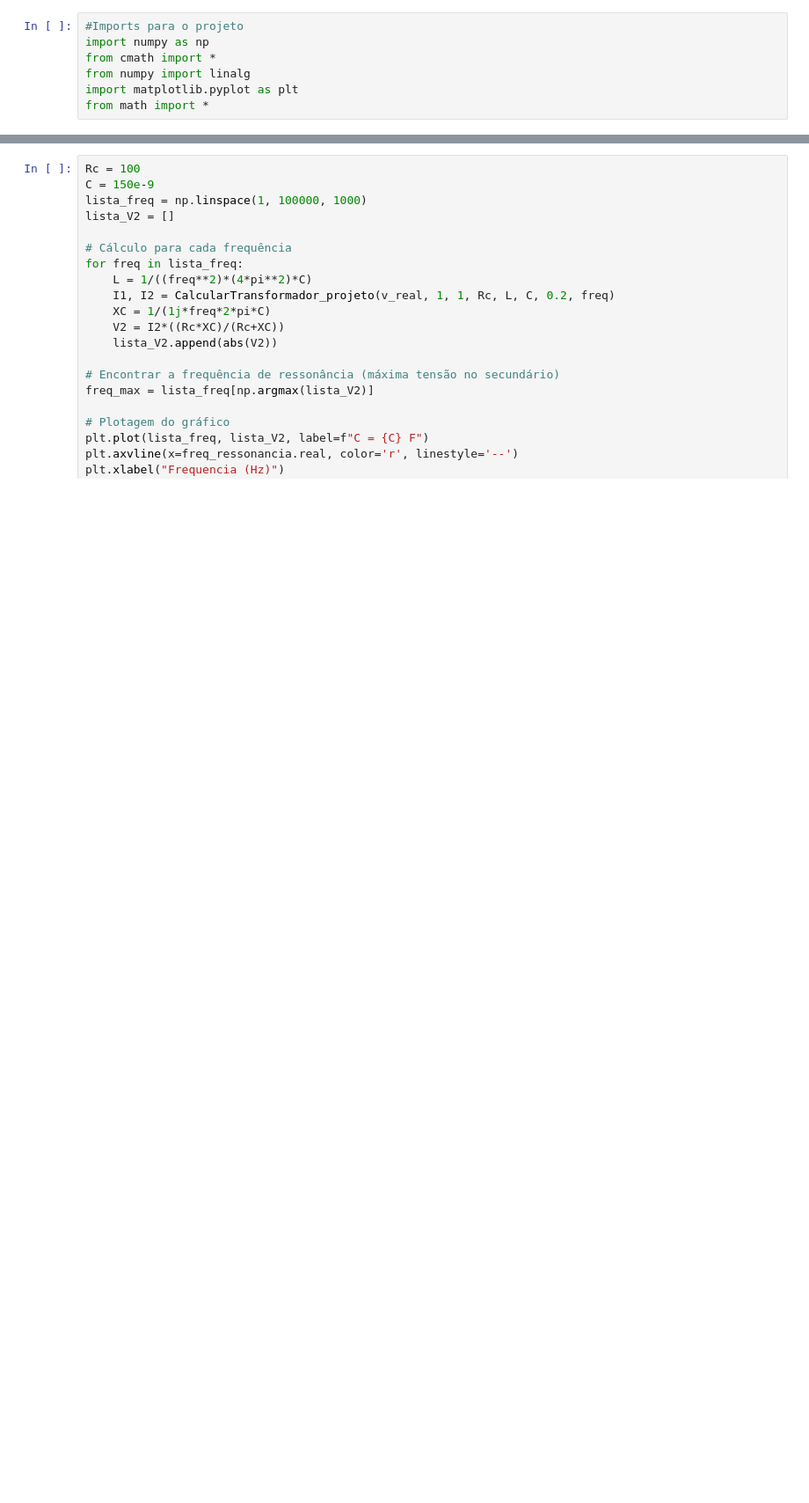
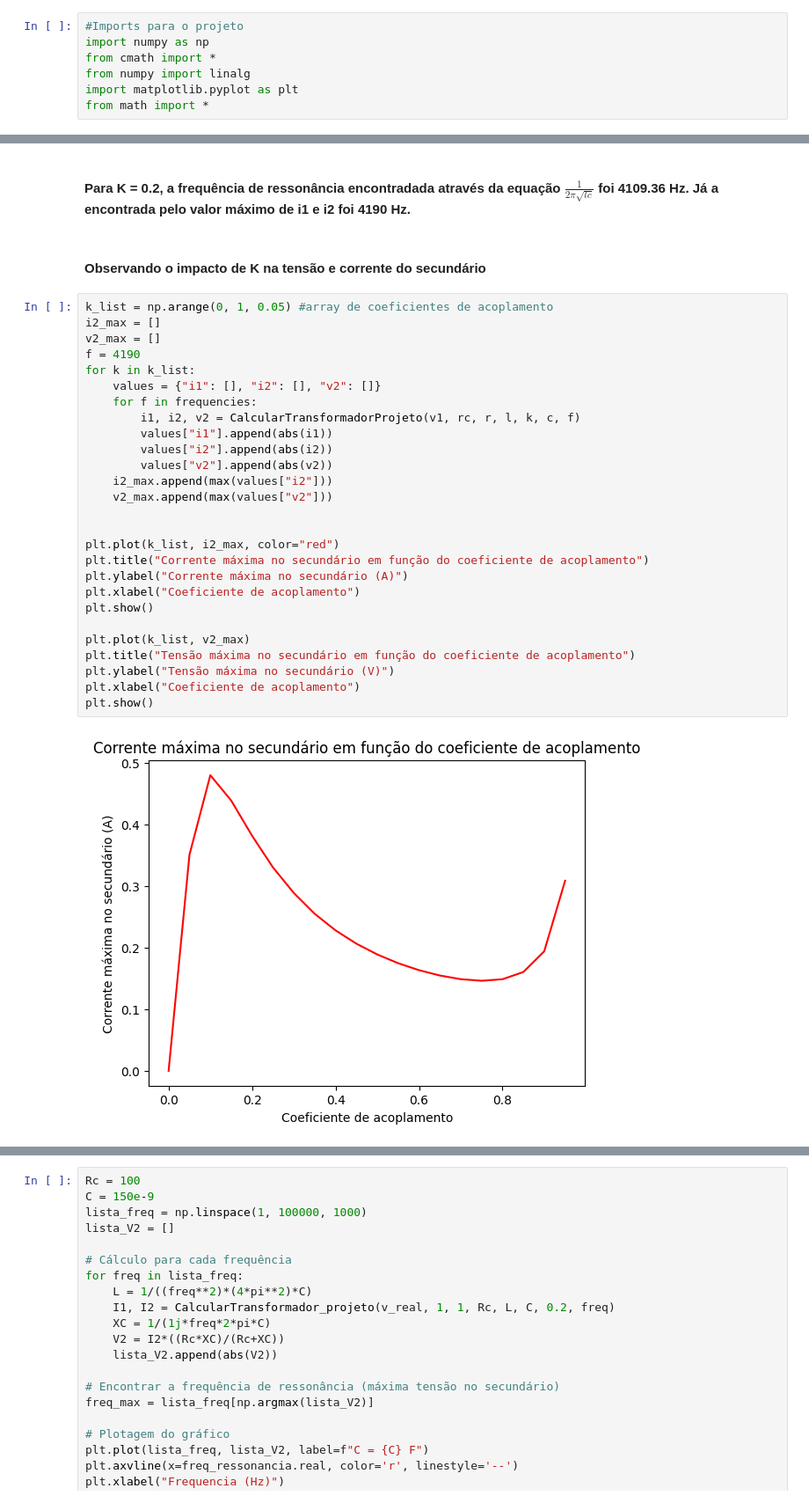
Before and after one commit to gustavoeso/Projeto_mag_2023.2, a Jupyter notebook: projeto.ipynb, the cells around one changed output, grey strips where cells are left out. Shown at 88% size. Cells and saved outputs as stored; diff of their text form; blank space fills up the shorter version.

```diff
--- a/projeto.ipynb
+++ b/projeto.ipynb
@@ -94,0 +187,33 @@ https://www.circuitlab.com/circuit/jvdk2ygpev75/circuito_eletromag/
+# %% [markdown]
+#### Para K = 0.2, a frequência de ressonância encontradada através da equação $ \frac{1}{2\pi\sqrt{lc}} $ foi 4109.36 Hz. Já a encontrada pelo valor máximo de i1 e i2 foi 4190 Hz.
+# %% [markdown]
+#### Observando o impacto de K na tensão e corrente do secundário
+# %%
+k_list = np.arange(0, 1, 0.05) #array de coeficientes de acoplamento
+i2_max = []
+v2_max = []
+f = 4190
+for k in k_list:
+    values = {"i1": [], "i2": [], "v2": []}
+    for f in frequencies:
+        i1, i2, v2 = CalcularTransformadorProjeto(v1, rc, r, l, k, c, f)
+        values["i1"].append(abs(i1))
+        values["i2"].append(abs(i2))
+        values["v2"].append(abs(v2))
+    i2_max.append(max(values["i2"]))
+    v2_max.append(max(values["v2"]))
+
+
+plt.plot(k_list, i2_max, color="red")
+plt.title("Corrente máxima no secundário em função do coeficiente de acoplamento")
+plt.ylabel("Corrente máxima no secundário (A)")
+plt.xlabel("Coeficiente de acoplamento")
+plt.show()
+
+plt.plot(k_list, v2_max)
+plt.title("Tensão máxima no secundário em função do coeficiente de acoplamento")
+plt.ylabel("Tensão máxima no secundário (V)")
+plt.xlabel("Coeficiente de acoplamento")
+plt.show()
+# %% [output]
+[figure, added]
```
Also changed, not shown: parts of 50 cells of this notebook, 1 other file.
